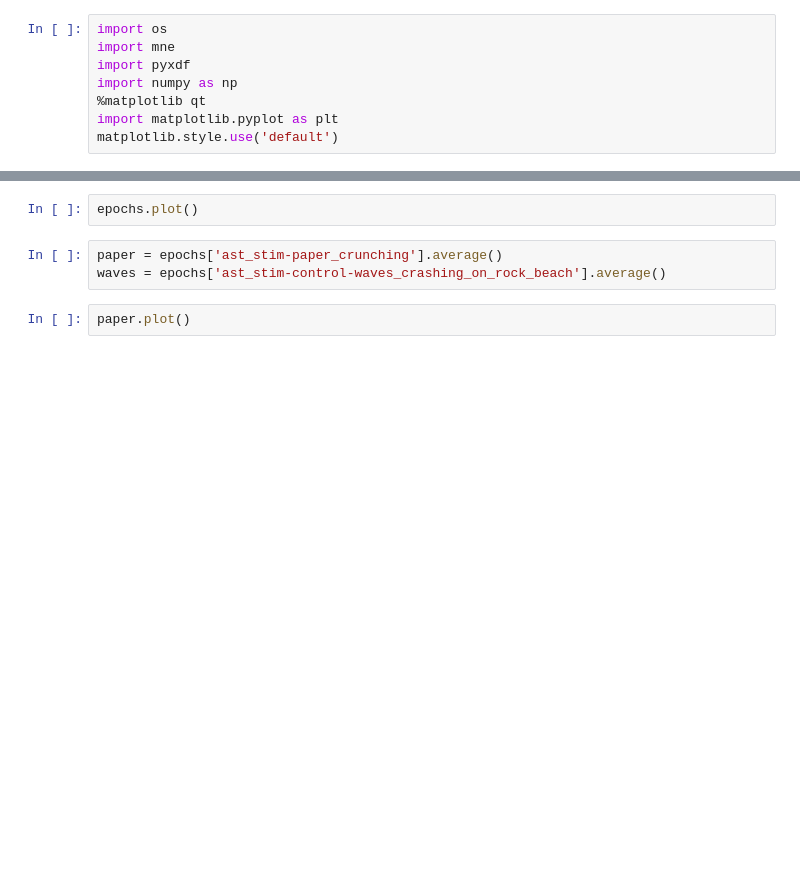
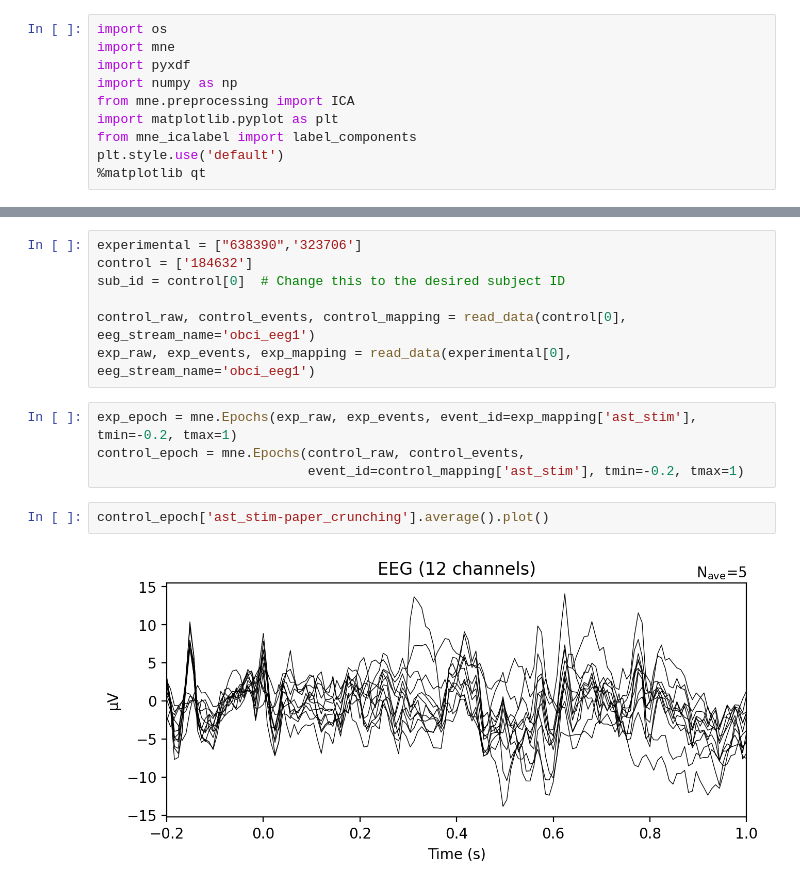
Before and after one commit to anarghya-das/hearing-data-collection, a Jupyter notebook: analyze.ipynb, the cells around one changed output, grey strips where cells are left out. Cells and saved outputs as stored; diff of their text form; blank space fills up the shorter version.

```diff
--- a/analyze.ipynb
+++ b/analyze.ipynb
@@ -3,9 +3,11 @@ import os
 import mne
 import pyxdf
 import numpy as np
+from mne.preprocessing import ICA
+import matplotlib.pyplot as plt
+from mne_icalabel import label_components
+plt.style.use('default')
 %matplotlib qt
-import matplotlib.pyplot as plt
-matplotlib.style.use('default')
 # %%
 def closest_points_vector(eeg_timestamps, marker_timestamps):
     # Get the insertion indices for each marker timestamp
@@ -142,7 +119,15 @@ epochs
-# %%
-epochs.plot()
-# %%
-paper = epochs['ast_stim-paper_crunching'].average()
-waves = epochs['ast_stim-control-waves_crashing_on_rock_beach'].average()
-# %%
-paper.plot()
+# %%
+experimental = ["638390",'323706']
+control = ['184632']
+sub_id = control[0]  # Change this to the desired subject ID
+
+control_raw, control_events, control_mapping = read_data(control[0], eeg_stream_name='obci_eeg1')
+exp_raw, exp_events, exp_mapping = read_data(experimental[0], eeg_stream_name='obci_eeg1')
+# %%
+exp_epoch = mne.Epochs(exp_raw, exp_events, event_id=exp_mapping['ast_stim'], tmin=-0.2, tmax=1)
+control_epoch = mne.Epochs(control_raw, control_events,
+                           event_id=control_mapping['ast_stim'], tmin=-0.2, tmax=1)
+# %%
+control_epoch['ast_stim-paper_crunching'].average().plot()
+# %% [output]
+[figure, added]
```
Also changed, not shown: parts of 12 cells of this notebook.
